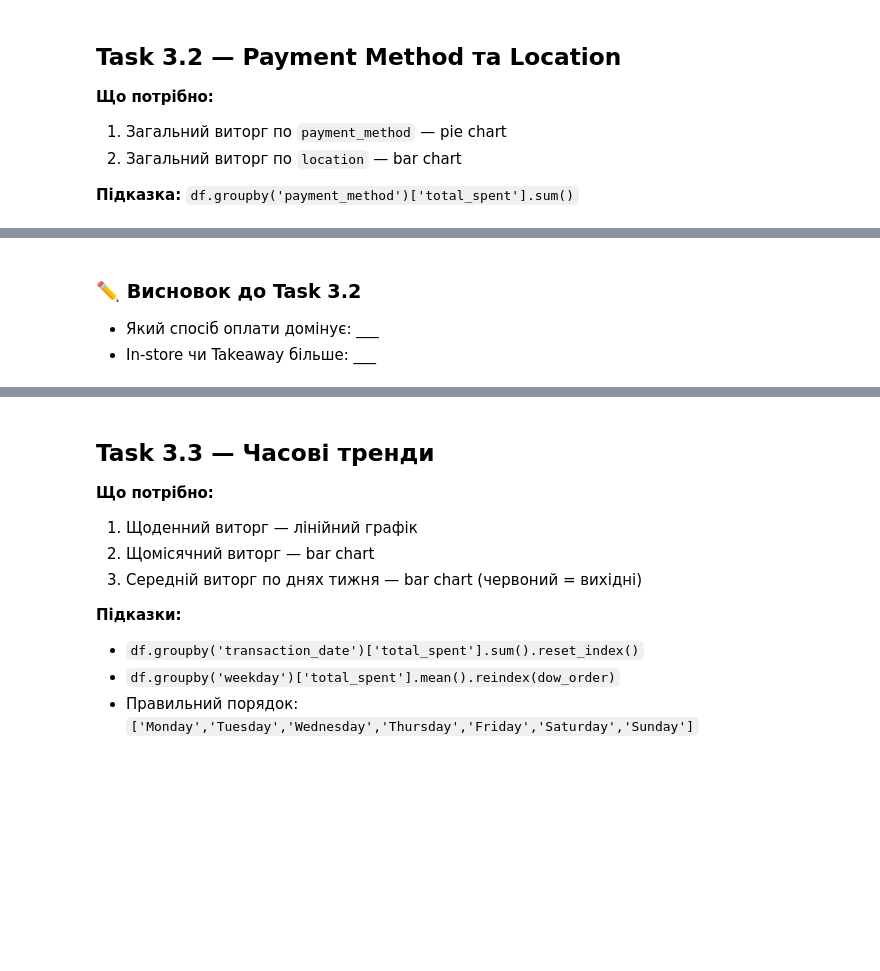
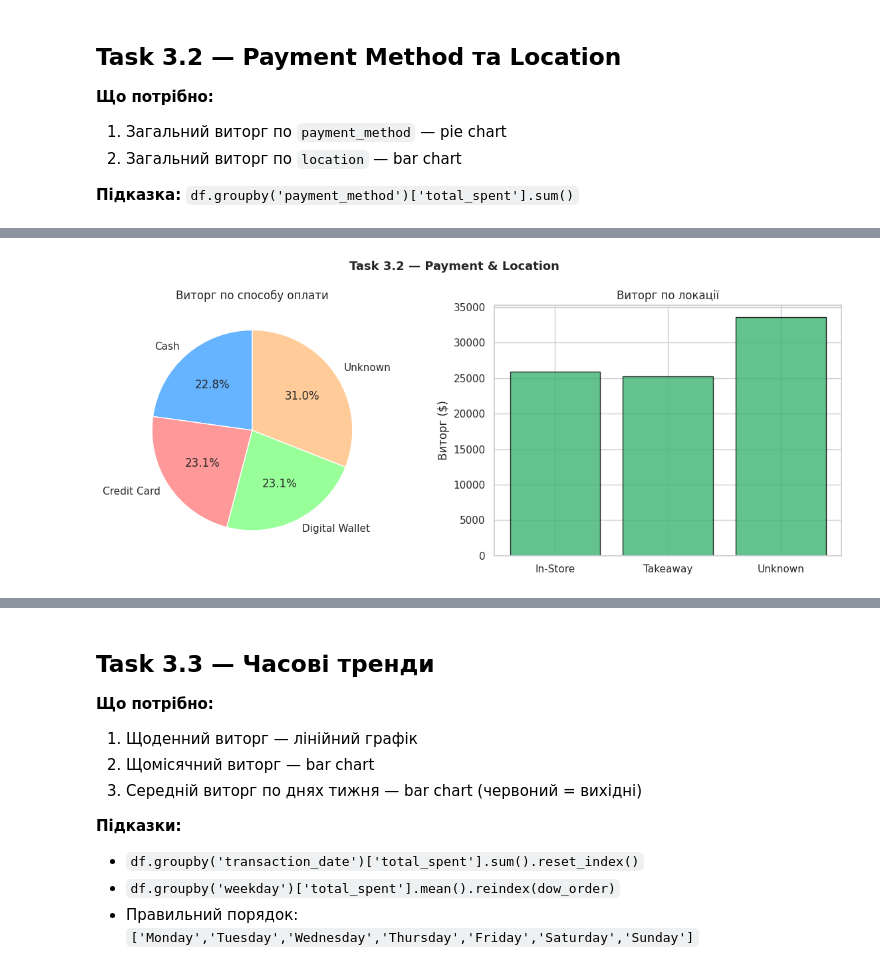
Before and after one commit to AllaYermilko/Analysis_Cafe_Sales, a Jupyter notebook: cafe_eda_workbook_version2.ipynb, the cells around one changed output, grey strips where cells are left out. Saved outputs shown, nothing was run; the diff lists cells and outputs as text; code cells hidden in the pictures; blank space fills up the shorter version.

Commit message:
all tasks done

```diff
--- a/cafe_eda_workbook_version2.ipynb
+++ b/cafe_eda_workbook_version2.ipynb
@@ -781,8 +812,8 @@ plt.show()
 
 **Підказка:** `df.groupby('payment_method')['total_spent'].sum()`
 # %%
-rev_pay = # ВАШ КОД ТУТ
-rev_loc = # ВАШ КОД ТУТ
+rev_pay = df.groupby('payment_method')['total_spent'].sum()
+rev_loc = df.groupby('location')['total_spent'].sum()
 
 print('Виторг по оплаті:')
 print(rev_pay.round(2).to_string())
@@ -791,22 +835,21 @@ print(rev_loc.round(2).to_string())
 # %%
 fig, axes = plt.subplots(1, 2, figsize=(12, 5))
 fig.suptitle('Task 3.2 — Payment & Location', fontsize=13, fontweight='bold')
 
 # Pie chart — payment_method
-# Підказка: axes[0].pie(rev_pay, labels=rev_pay.index, autopct='%1.1f%%', startangle=90, ...)
-# ВАШ КОД ТУТ
+axes[0].pie(rev_pay, labels=rev_pay.index, autopct='%1.1f%%', startangle=90,
+           colors=['#66b3ff', '#ff9999', '#99ff99', '#ffcc99'][:len(rev_pay)],
+           wedgeprops={'edgecolor': 'white', 'linewidth': 1})
 axes[0].set_title('Виторг по способу оплати')
 
 # Bar chart — location
-# ВАШ КОД ТУТ
+axes[1].bar(rev_loc.index, rev_loc.values, color='mediumseagreen', edgecolor='black', alpha=0.8)
 axes[1].set_title('Виторг по локації')
+axes[1].set_ylabel('Виторг ($)')
 axes[1].tick_params(axis='x', rotation=0)
 
 plt.tight_layout()
 plt.savefig('part3_task32.png', dpi=130, bbox_inches='tight')
 plt.show()
+# %% [output]
+[figure, added]
-# %% [markdown]
-### ✏️ Висновок до Task 3.2
-
-- Який спосіб оплати домінує: ___
-- In-store чи Takeaway більше: ___
```
Also changed, not shown: parts of 18 cells of this notebook.
